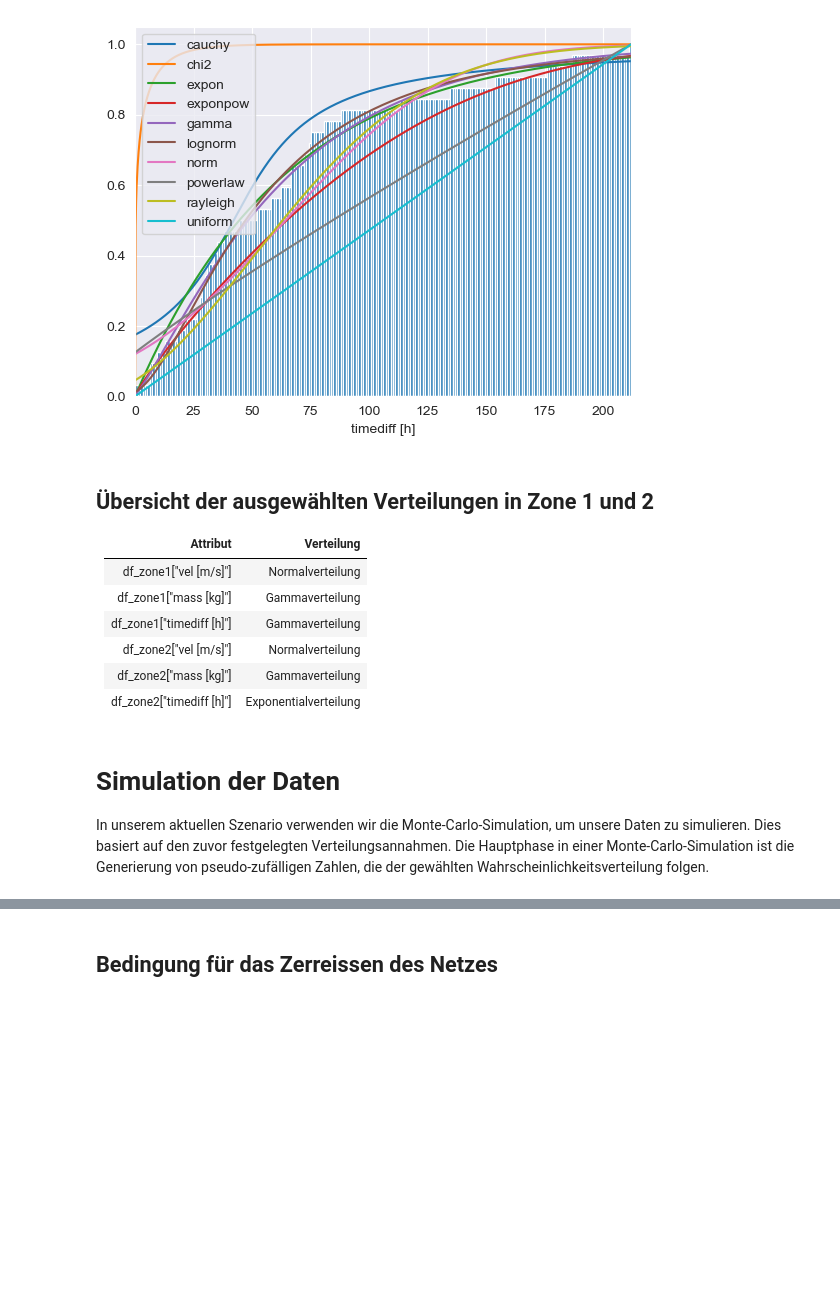
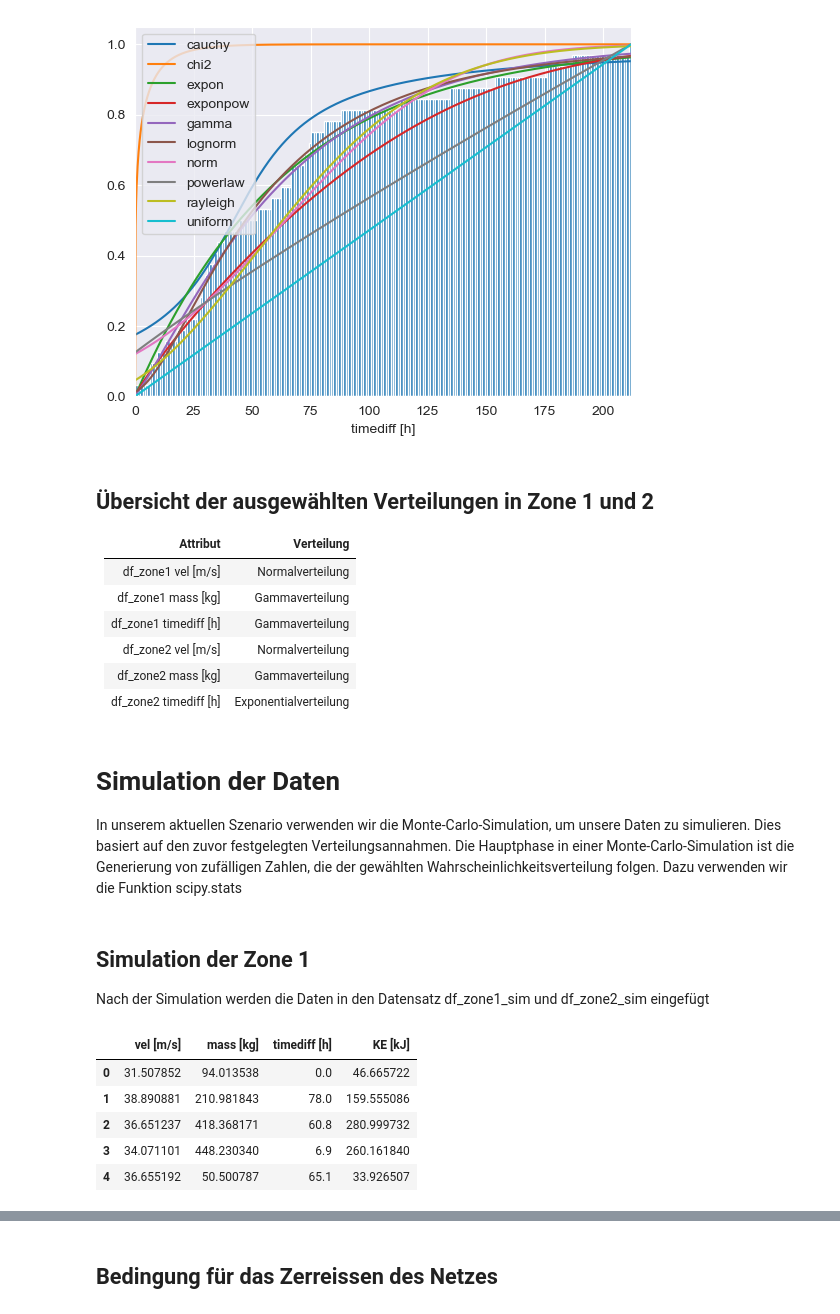
Before and after one commit to ChristianHeeb/cwm1_challenge, a Jupyter notebook: 01_notebook/notebook.ipynb, the cells around one changed output, grey strips where cells are left out. Cells and saved outputs as stored; diff of their text form; code cells hidden in the pictures; blank space fills up the shorter version.

Commit message:
Simulationen durchgeführt und in df gespeichert

```diff
--- a/01_notebook/notebook.ipynb
+++ b/01_notebook/notebook.ipynb
@@ -696,15 +696,61 @@ dist_fitter(df_zone2["timediff [h]"])
 # %% [markdown]
 ## Übersicht der ausgewählten Verteilungen in Zone 1 und 2
 
-| Attribut                 |               Verteilung |
-|:-------------------------|-------------------------:|
-| df_zone1["vel [m/s]"]    |         Normalverteilung |
-| df_zone1["mass [kg]"]    |          Gammaverteilung |
-| df_zone1["timediff [h]"] |          Gammaverteilung |
-| df_zone2["vel [m/s]"]    |         Normalverteilung |
-| df_zone2["mass [kg]"]    |          Gammaverteilung |
-| df_zone2["timediff [h]"] |    Exponentialverteilung |
+| Attribut              | Verteilung              |
+|:----------------------|:------------------------|
+| df_zone1 vel [m/s]    | Normalverteilung        |
+| df_zone1 mass [kg]    | Gammaverteilung         |
+| df_zone1 timediff [h] | Gammaverteilung         |
+| df_zone2 vel [m/s]    | Normalverteilung        |
+| df_zone2 mass [kg]    | Gammaverteilung         |
+| df_zone2 timediff [h] | Exponentialverteilung   |
 # %% [markdown]
 # Simulation der Daten
 
-In unserem aktuellen Szenario verwenden wir die Monte-Carlo-Simulation, um unsere Daten zu simulieren. Dies basiert auf den zuvor festgelegten Verteilungsannahmen. Die Hauptphase in einer Monte-Carlo-Simulation ist die Generierung von pseudo-zufälligen Zahlen, die der gewählten Wahrscheinlichkeitsverteilung folgen.
+In unserem aktuellen Szenario verwenden wir die Monte-Carlo-Simulation, um unsere Daten zu simulieren. Dies basiert auf den zuvor festgelegten Verteilungsannahmen. Die Hauptphase in einer Monte-Carlo-Simulation ist die Generierung von zufälligen Zahlen, die der gewählten Wahrscheinlichkeitsverteilung folgen.
+Dazu verwenden wir die Funktion scipy.stats
+# %%
+#numer of Simulations
+number_of_simulations = 10_000_000
+# %% [markdown]
+## Simulation der Zone 1
+
+Nach der Simulation werden die Daten in den Datensatz df_zone1_sim und df_zone2_sim eingefügt
+# %%
+#create df
+df_zone1_sim = pd.DataFrame()
+
+
+#simulate Velocity
+param = stats.norm.fit(df_zone1["vel [m/s]"])
+zone1_vel = stats.norm.rvs(*param, size = number_of_simulations)
+#insert values
+df_zone1_sim.insert(0, "vel [m/s]", zone1_vel)
+
+#simulate Mass
+param = stats.gamma.fit(df_zone1["mass [kg]"])
+zone1_mass = stats.gamma.rvs(*param, size = number_of_simulations)
+#insert values
+df_zone1_sim.insert(1, "mass [kg]", zone1_mass)
+
+#simulate time difference
+param = stats.gamma.fit(df_zone1["timediff [h]"])
+zone1_timediff = stats.gamma.rvs(*param, size = number_of_simulations)
+#insert values
+df_zone1_sim.insert(2, "timediff [h]", zone1_timediff)
+#round timediff values
+df_zone1_sim["timediff [h]"] = zone1_timediff.round(1)
+df_zone1_sim["timediff [h]"][0] = 0
+
+#calculate and insert energy in kj for generated values
+df_zone1_sim.insert(3, "KE [kJ]", "")
+df_zone1_sim["KE [kJ]"] = 0.5 * df_zone1_sim["mass [kg]"] * df_zone1_sim["vel [m/s]"] ** 2 / 1000
+# %%
+df_zone1_sim.head(5)
+# %% [output]
+|  | vel [m/s] | mass [kg] | timediff [h] | KE [kJ] |
+| 0 | 31.507852 | 94.013538 | 0.0 | 46.665722 |
+| 1 | 38.890881 | 210.981843 | 78.0 | 159.555086 |
+| 2 | 36.651237 | 418.368171 | 60.8 | 280.999732 |
+| 3 | 34.071101 | 448.230340 | 6.9 | 260.161840 |
+| 4 | 36.655192 | 50.500787 | 65.1 | 33.926507 |
```
Also changed, not shown: parts of 5 cells of this notebook.
